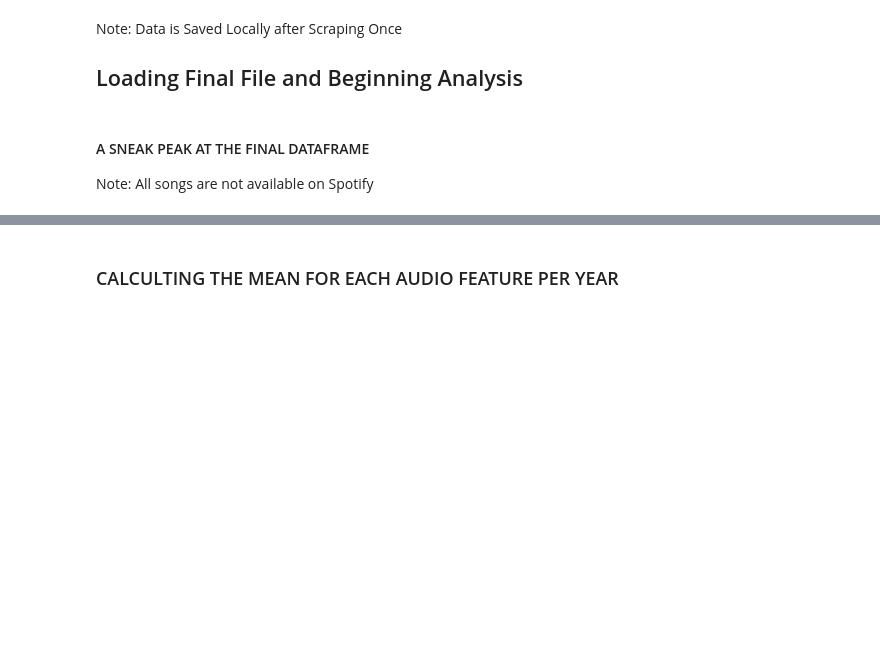
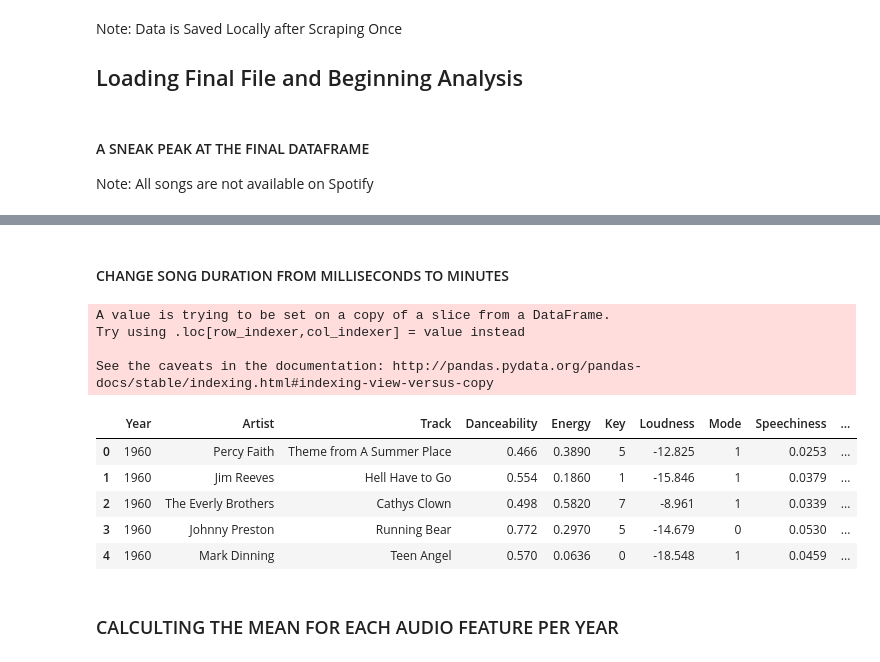
Before and after one commit to Nayifff/ToolsProject, a Jupyter notebook: BillboardHot100_WebScraping_InitialAnalysis_FINAL.ipynb, the cells around one changed output, grey strips where cells are left out. Drawn from its saved outputs; the diff is of its cells as text; code cells hidden in the pictures; blank space fills up the shorter version.

```diff
--- a/BillboardHot100_WebScraping_InitialAnalysis_FINAL.ipynb
+++ b/BillboardHot100_WebScraping_InitialAnalysis_FINAL.ipynb
@@ -203,6 +203,23 @@ data_sp.head(20)
 | 17 | 1960 | Brenda Lee | Sweet Nothins | 0.778 | 0.4130 | 5 | -10.551 | 1 | 0.0514 | ... |
 | 18 | 1960 | Brian Hyland | Itsy Bitsy Teenie Weenie Yellow P... | 0.795 | 0.4000 | 2 | -13.010 | 1 | 0.0749 | ... |
 | 19 | 1960 | Roy Orbison | Only the Lonely | 0.570 | 0.5290 | 5 | -10.769 | 1 | 0.0280 | ... |
+# %% [markdown]
+#### CHANGE SONG DURATION FROM MILLISECONDS TO MINUTES
+# %%
+# convert song duration from milliseconds to minutes
+data["Duration"] = data["Duration_ms"].apply(lambda x: x/60000)
+# data.head()
+# %% [output]
+A value is trying to be set on a copy of a slice from a DataFrame.
+Try using .loc[row_indexer,col_indexer] = value instead
+
+See the caveats in the documentation: http://pandas.pydata.org/pandas-docs/stable/indexing.html#indexing-view-versus-copy
+|  | Year | Artist | Track | Danceability | Energy | Key | Loudness | Mode | Speechiness | ... |
+| 0 | 1960 | Percy Faith | Theme from A Summer Place | 0.466 | 0.3890 | 5 | -12.825 | 1 | 0.0253 | ... |
+| 1 | 1960 | Jim Reeves | Hell Have to Go | 0.554 | 0.1860 | 1 | -15.846 | 1 | 0.0379 | ... |
+| 2 | 1960 | The Everly Brothers | Cathys Clown | 0.498 | 0.5820 | 7 | -8.961 | 1 | 0.0339 | ... |
+| 3 | 1960 | Johnny Preston | Running Bear | 0.772 | 0.2970 | 5 | -14.679 | 0 | 0.0530 | ... |
+| 4 | 1960 | Mark Dinning | Teen Angel | 0.570 | 0.0636 | 0 | -18.548 | 1 | 0.0459 | ... |
 # %% [markdown]
 ### CALCULTING THE MEAN FOR EACH AUDIO FEATURE PER YEAR
 # %%
```
Also changed, not shown: parts of 11 cells of this notebook.
